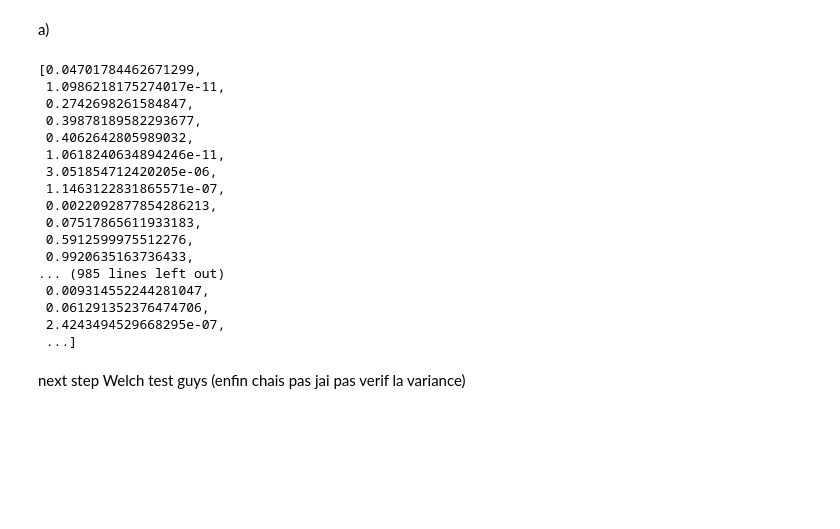
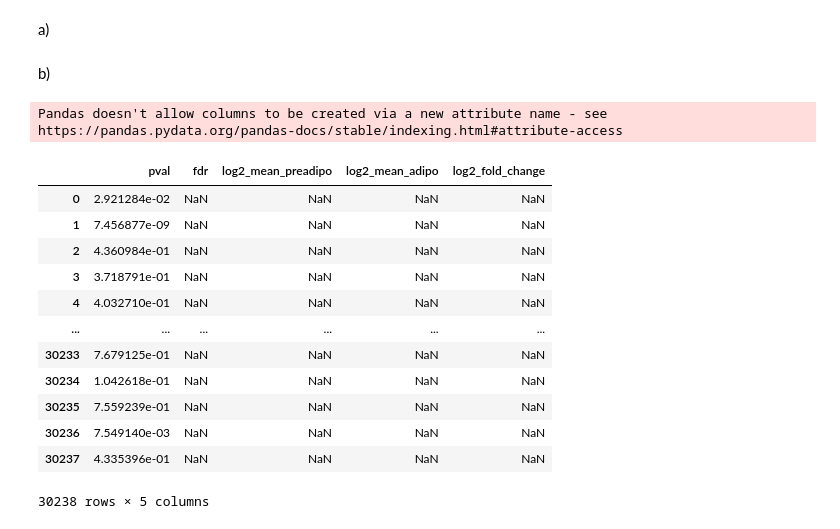
Before and after one commit to CamilleChallier/Transcriptomics_project, a Jupyter notebook: camille.ipynb, the cells around one changed output. Saved outputs shown, nothing was run; the diff lists cells and outputs as text; code cells hidden in the pictures; blank space fills up the shorter version.

```diff
--- a/camille.ipynb
+++ b/camille.ipynb
@@ -245,23 +246 @@ for index, gene in transcriptomics_transf.iterrows():
     pvalue.append(pval)
-# %%
-pvalue
-# %% [output]
-[0.04701784462671299,
- 1.0986218175274017e-11,
- 0.2742698261584847,
- 0.39878189582293677,
- 0.4062642805989032,
- 1.0618240634894246e-11,
- 3.051854712420205e-06,
- 1.1463122831865571e-07,
- 0.0022092877854286213,
- 0.07517865611933183,
- 0.5912599975512276,
- 0.9920635163736433,
-... (985 lines left out)
- 0.009314552244281047,
- 0.061291352376474706,
- 2.4243494529668295e-07,
- ...]
-# %% [markdown]
-next step Welch test guys (enfin chais pas jai pas verif la variance)
@@ -267,0 +249,2 @@ next step Welch test guys (enfin chais pas jai pas verif la variance)
+# %% [markdown]
+b)
@@ -267,0 +253,18 @@ next step Welch test guys (enfin chais pas jai pas verif la variance)
+# %%
+de_results.fdr = fdr_corrected_p_values
+de_results
+# %% [output]
+Pandas doesn't allow columns to be created via a new attribute name - see https://pandas.pydata.org/pandas-docs/stable/indexing.html#attribute-access
+|  | pval | fdr | log2_mean_preadipo | log2_mean_adipo | log2_fold_change |
+| 0 | 2.921284e-02 | NaN | NaN | NaN | NaN |
+| 1 | 7.456877e-09 | NaN | NaN | NaN | NaN |
+| 2 | 4.360984e-01 | NaN | NaN | NaN | NaN |
+| 3 | 3.718791e-01 | NaN | NaN | NaN | NaN |
+| 4 | 4.032710e-01 | NaN | NaN | NaN | NaN |
+| ... | ... | ... | ... | ... | ... |
+| 30233 | 7.679125e-01 | NaN | NaN | NaN | NaN |
+| 30234 | 1.042618e-01 | NaN | NaN | NaN | NaN |
+| 30235 | 7.559239e-01 | NaN | NaN | NaN | NaN |
+| 30236 | 7.549140e-03 | NaN | NaN | NaN | NaN |
+| 30237 | 4.335396e-01 | NaN | NaN | NaN | NaN |
+30238 rows × 5 columns
```
Also changed, not shown: parts of 18 cells of this notebook.
